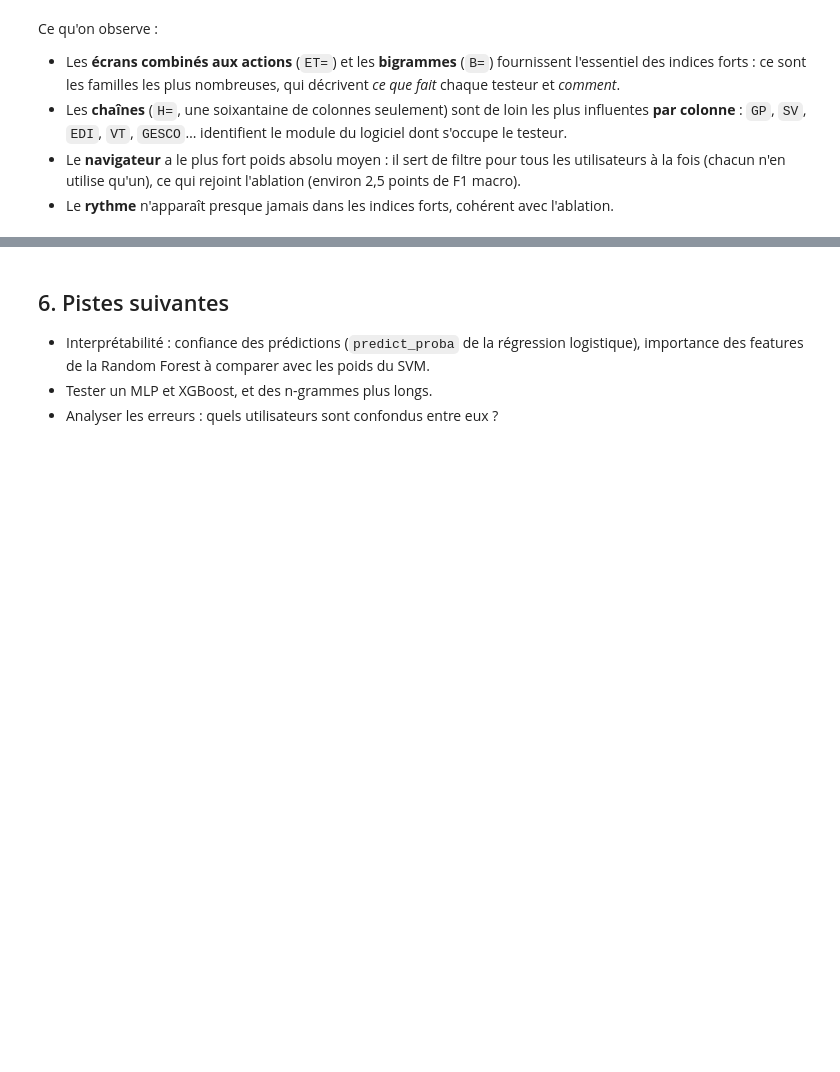
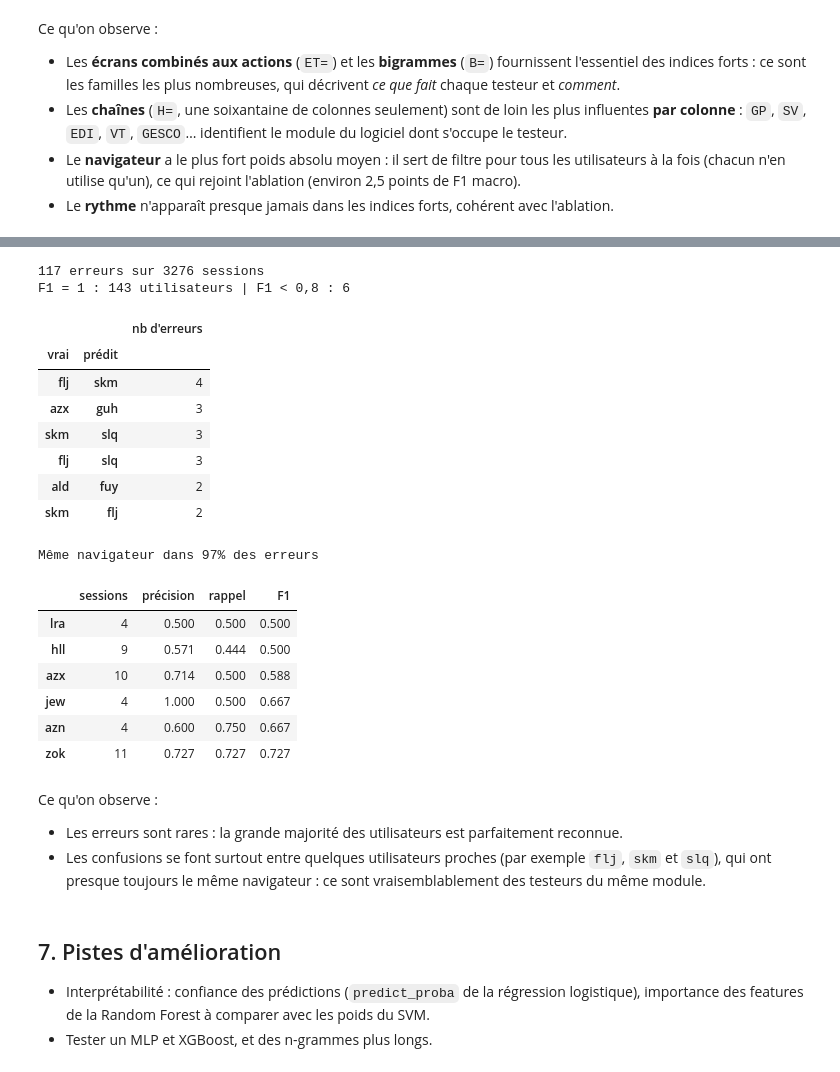
Before and after one commit to arthczer-555/projetML, a Jupyter notebook: modelisation.ipynb, the cells around one changed output, grey strips where cells are left out. Cells and saved outputs as stored; diff of their text form; code cells hidden in the pictures; blank space fills up the shorter version.

```diff
--- a/modelisation.ipynb
+++ b/modelisation.ipynb
@@ -425,7 +431,60 @@ Ce qu'on observe :
+# %%
+from sklearn.metrics import precision_recall_fscore_support
+from sklearn.model_selection import cross_val_predict
+
+# Une prédiction par session du train, faite par le modèle du pli où elle servait d'examen
+modele_cv = make_pipeline(preprocesseur(), LinearSVC(C=meilleur_C, dual=True, max_iter=10000, class_weight="balanced"))
+pred_cv = cross_val_predict(modele_cv, X_train, y_train, cv=CV, n_jobs=-1)
+erreurs = pd.DataFrame({"vrai": y_train, "prédit": pred_cv})
+erreurs = erreurs[erreurs["vrai"] != erreurs["prédit"]]          # on ne garde que les sessions mal attribuées
+print(f"{len(erreurs)} erreurs sur {len(y_train)} sessions")
+
+# Précision, rappel et F1 de chaque utilisateur
+utilisateurs = np.unique(y_train)
+precision, rappel, f1, nb_sessions = precision_recall_fscore_support(y_train, pred_cv, labels=utilisateurs,
+                                                                     zero_division=0)
+par_util = pd.DataFrame({"sessions": nb_sessions, "précision": precision, "rappel": rappel, "F1": f1},
+                        index=utilisateurs)
+print(f"F1 = 1 : {(par_util['F1'] == 1).sum()} utilisateurs | F1 < 0,8 : {(par_util['F1'] < 0.8).sum()}")
+
+# Les confusions les plus fréquentes (vrai utilisateur -> utilisateur prédit à sa place)
+display(erreurs.value_counts().head(6).to_frame("nb d'erreurs"))
+
+# Part des erreurs où l'utilisateur prédit a le même navigateur que le vrai
+navigateur = X_train.assign(util=y_train).groupby("util")["navigateur"].first()
+meme_nav = (navigateur.loc[erreurs["vrai"]].to_numpy() == navigateur.loc[erreurs["prédit"]].to_numpy()).mean()
+print(f"Même navigateur dans {meme_nav:.0%} des erreurs")
+
+# Les 6 utilisateurs les moins bien reconnus
+par_util.sort_values("F1").head(6).round(3)
+# %% [output]
+117 erreurs sur 3276 sessions
+F1 = 1 : 143 utilisateurs | F1 < 0,8 : 6
+|  |  | nb d'erreurs |
+| vrai | prédit |  |
+| flj | skm | 4 |
+| azx | guh | 3 |
+| skm | slq | 3 |
+| flj | slq | 3 |
+| ald | fuy | 2 |
+| skm | flj | 2 |
+Même navigateur dans 97% des erreurs
+|  | sessions | précision | rappel | F1 |
+| lra | 4 | 0.500 | 0.500 | 0.500 |
+| hll | 9 | 0.571 | 0.444 | 0.500 |
+| azx | 10 | 0.714 | 0.500 | 0.588 |
+| jew | 4 | 1.000 | 0.500 | 0.667 |
+| azn | 4 | 0.600 | 0.750 | 0.667 |
+| zok | 11 | 0.727 | 0.727 | 0.727 |
+# %% [markdown]
+Ce qu'on observe :
+
+- Les erreurs sont rares : la grande majorité des utilisateurs est parfaitement reconnue.
+- Les confusions se font surtout entre quelques utilisateurs proches (par exemple `flj`, `skm` et `slq`), qui ont
+  presque toujours le même navigateur : ce sont vraisemblablement des testeurs du même module.
 # %% [markdown]
-## 6. Pistes suivantes
+## 7. Pistes d'amélioration
 
 - Interprétabilité : confiance des prédictions (`predict_proba` de la régression logistique), importance des
   features de la Random Forest à comparer avec les poids du SVM.
 - Tester un MLP et XGBoost, et des n-grammes plus longs.
-- Analyser les erreurs : quels utilisateurs sont confondus entre eux ?
```
Also changed, not shown: parts of 4 cells of this notebook, 1 other file.
